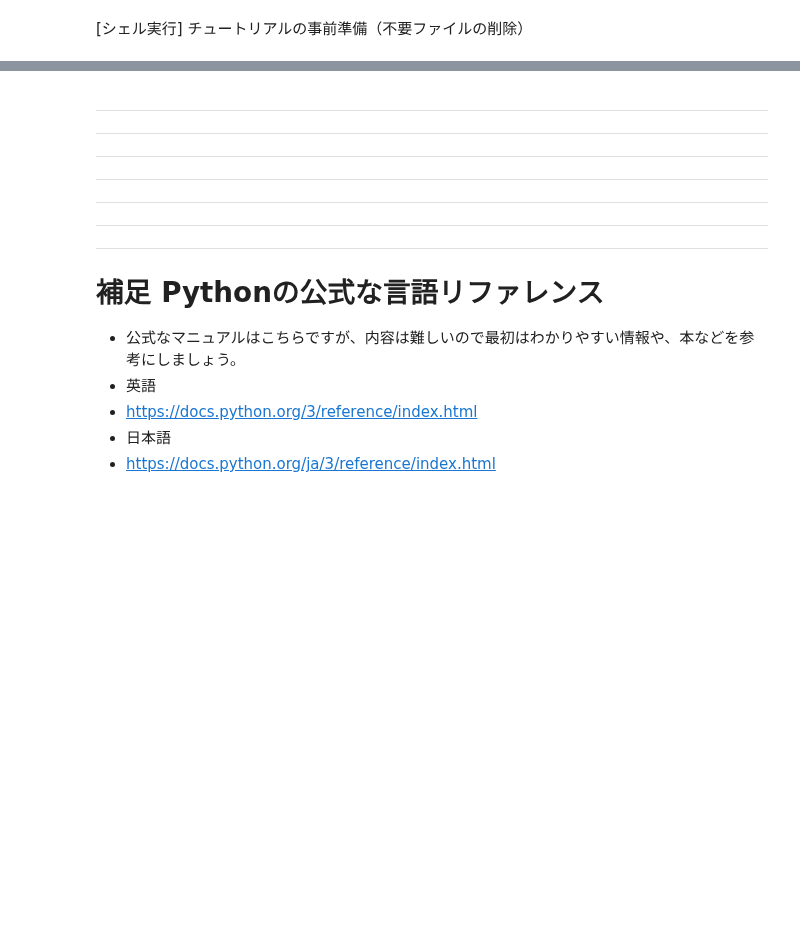
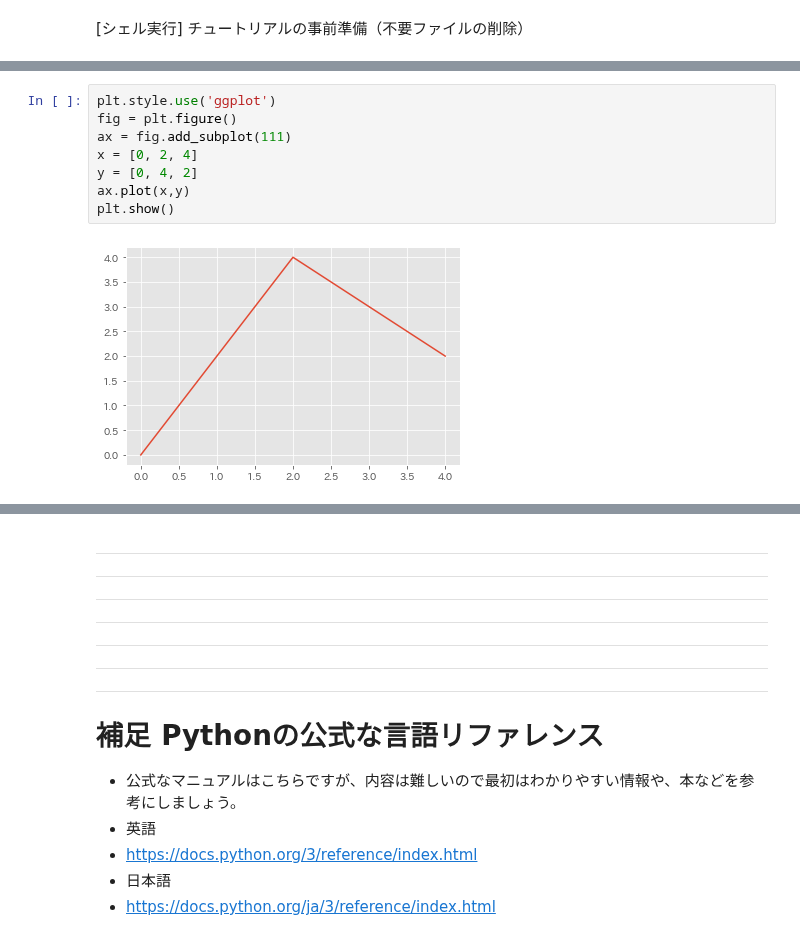
Before and after one commit to abenben/starproject-python, a Jupyter notebook: tutorial09.ipynb, the cells around one changed output, grey strips where cells are left out. Drawn from its saved outputs; the diff is of its cells as text; blank space fills up the shorter version.

```diff
--- a/tutorial09.ipynb
+++ b/tutorial09.ipynb
@@ -54,0 +74,10 @@ con=sqlite3.connect(dbname)
+# %%
+plt.style.use('ggplot')
+fig = plt.figure()
+ax = fig.add_subplot(111)
+x = [0, 2, 4]
+y = [0, 4, 2]
+ax.plot(x,y)
+plt.show()
+# %% [output]
+[figure, added]
```
Also changed, not shown: parts of 58 cells of this notebook.
